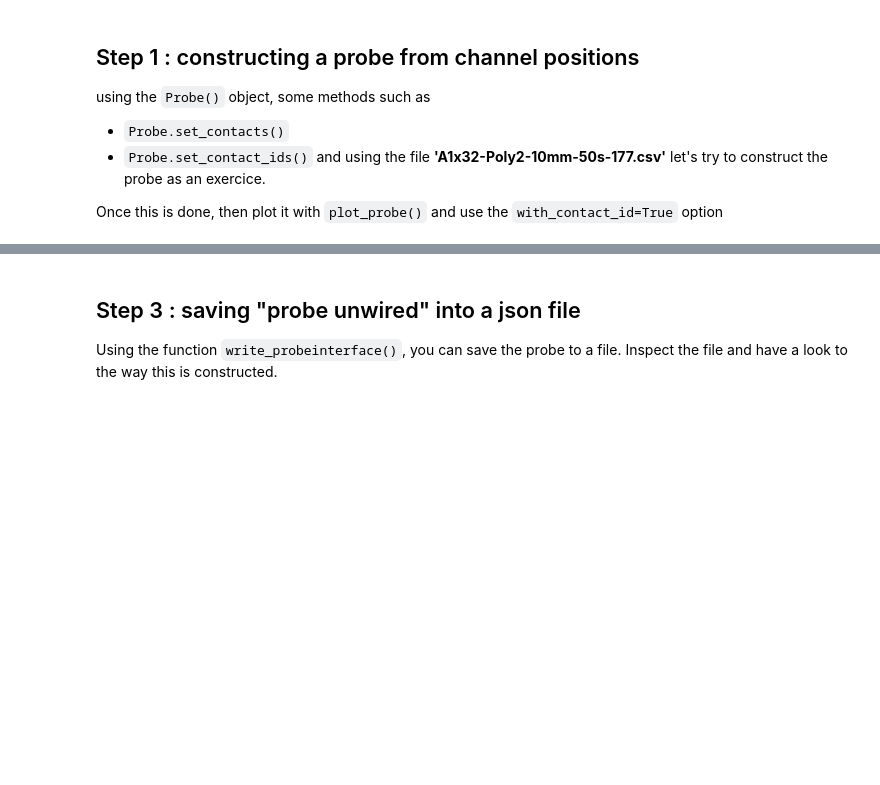
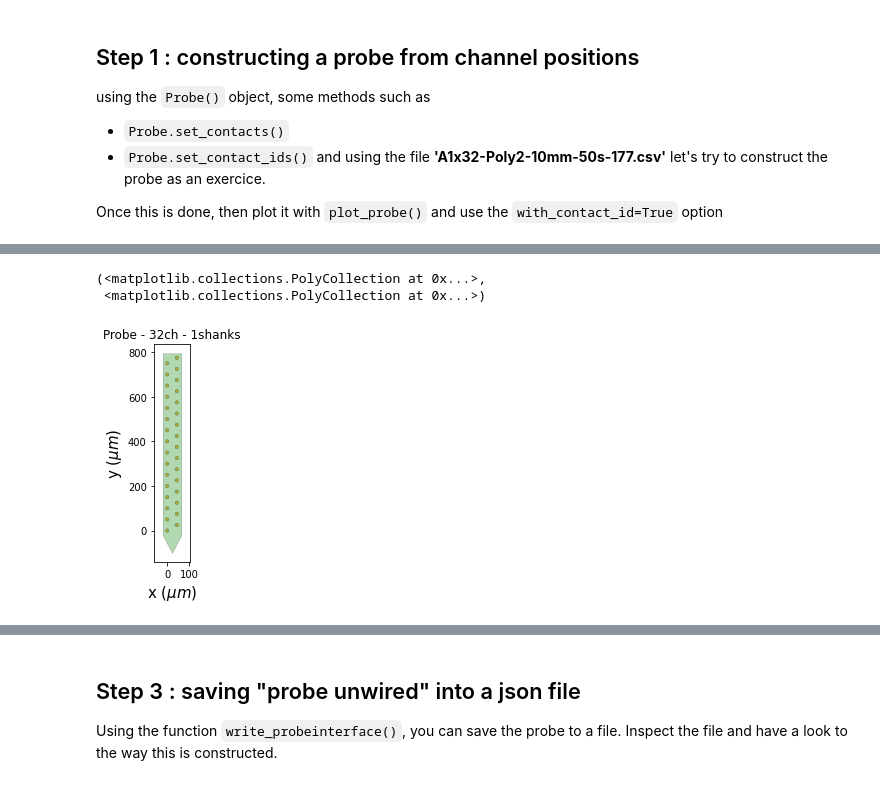
Before and after one commit to samuelgarcia/school_spike_sorting_lyon_2022, a Jupyter notebook: Practice_2_probe/practice_probe.ipynb, the cells around one changed output, grey strips where cells are left out. Drawn from its saved outputs; the diff is of its cells as text; code cells hidden in the pictures; blank space fills up the shorter version.

```diff
--- a/Practice_2_probe/practice_probe.ipynb
+++ b/Practice_2_probe/practice_probe.ipynb
@@ -68,0 +142,7 @@ Here is the polygon shape of our probe, that can be reused later:
+# %%
+probe.create_auto_shape()
+plot_probe(probe, with_contact_id=True)
+# %% [output]
+(<matplotlib.collections.PolyCollection at 0x...>,
+ <matplotlib.collections.PolyCollection at 0x...>)
+[figure, added]
```
Also changed, not shown: parts of 18 cells of this notebook.
